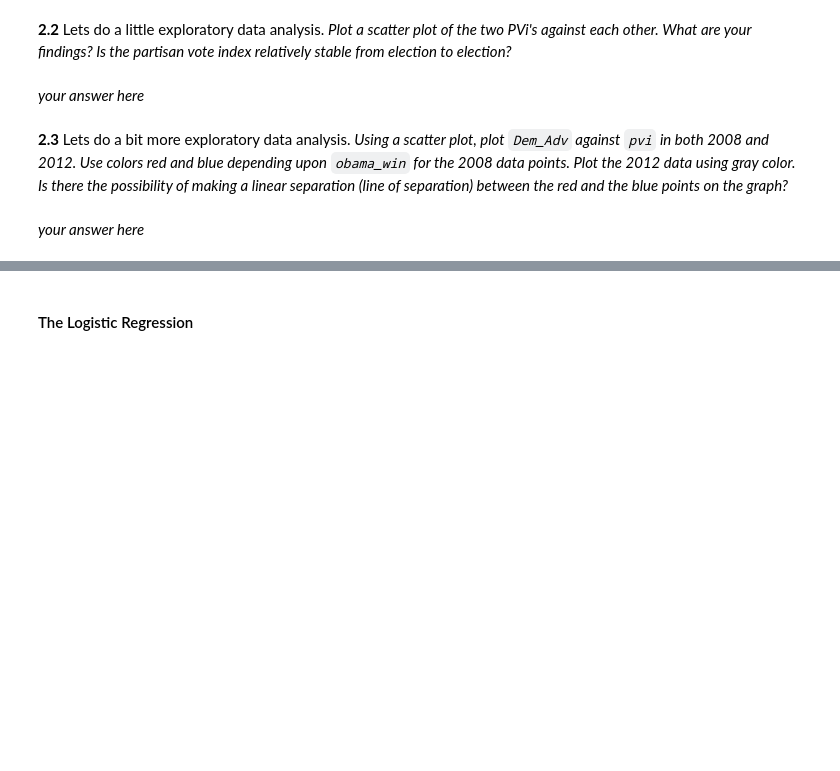
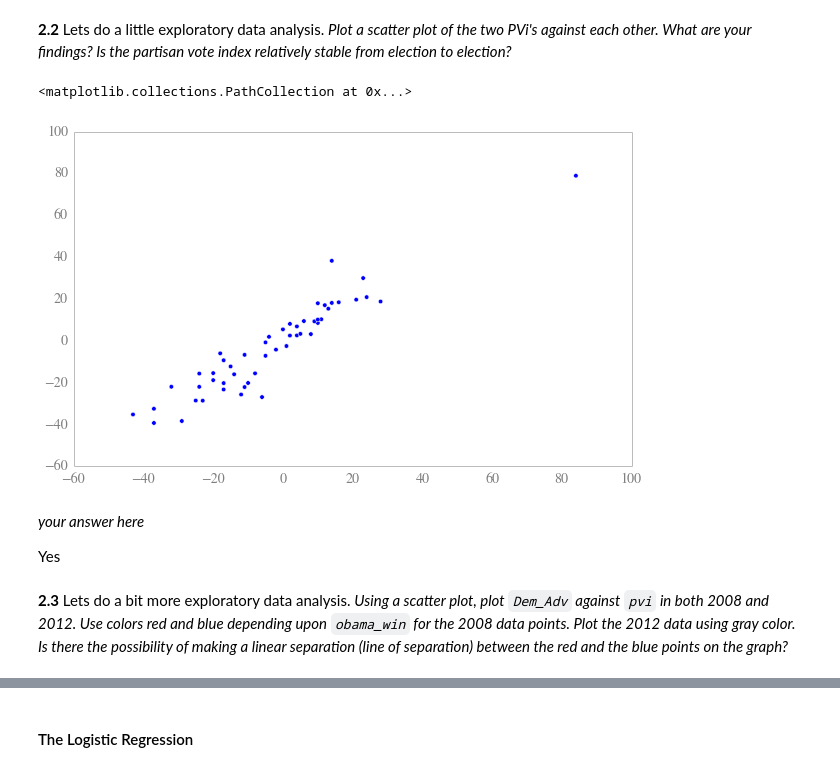
Before and after one commit to danielfrg/harvard-cs109-fall-2013, a Jupyter notebook: homeworks/HW2/HW2_mysolution.ipynb, the cells around one changed output, grey strips where cells are left out. Saved outputs shown, nothing was run; the diff lists cells and outputs as text; code cells hidden in the pictures; blank space fills up the shorter version.

```diff
--- a/homeworks/HW2/HW2_mysolution.ipynb
+++ b/homeworks/HW2/HW2_mysolution.ipynb
@@ -775,0 +796,9 @@ pvi08.head()
+# %%
+#your code here
+e2008 = pd.DataFrame(index=pvi08.index)
+e2008['pvi'] = pvi08
+e2008['Dem_Adv'] = prediction_08['Dem_Adv'] - prediction_08['Dem_Adv'].mean()
+e2008['Dem_Win'] = prediction_08['Dem_Win']
+e2008['obama_win'] = 1 *(prediction_08.Dem_Win > 0)
+e2008.sort_index()
+e2008.head()
@@ -793,7 +846,13 @@ results2012.head()
 **2.2** Lets do a little exploratory data analysis. *Plot a scatter plot of the two PVi's against each other. What are your findings? Is the partisan vote index relatively stable from election to election?*
 # %%
 #your code here
+scatter(e2008.pvi, e2012.pvi)
+# %% [output]
+<matplotlib.collections.PathCollection at 0x...>
+[figure, added]
 # %% [markdown]
 *your answer here*
+
+Yes
 # %% [markdown]
 **2.3** Lets do a bit more exploratory data analysis. *Using a scatter plot, plot `Dem_Adv` against `pvi` in both 2008 and 2012. Use colors red and blue depending upon `obama_win` for the 2008 data points.  Plot the 2012 data using gray color. Is there the possibility of making a linear separation (line of separation) between the red and the blue points on the graph?*
@@ -802,2 +858,0 @@ results2012.head()
-# %% [markdown]
-*your answer here*
```
Also changed, not shown: parts of 39 cells of this notebook.
